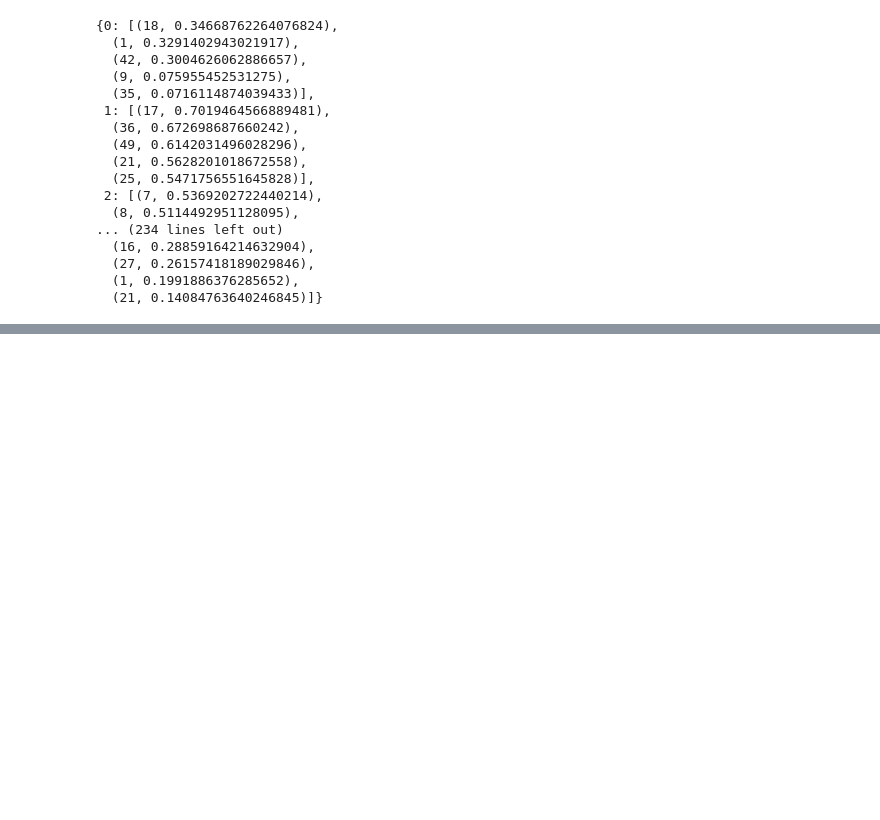
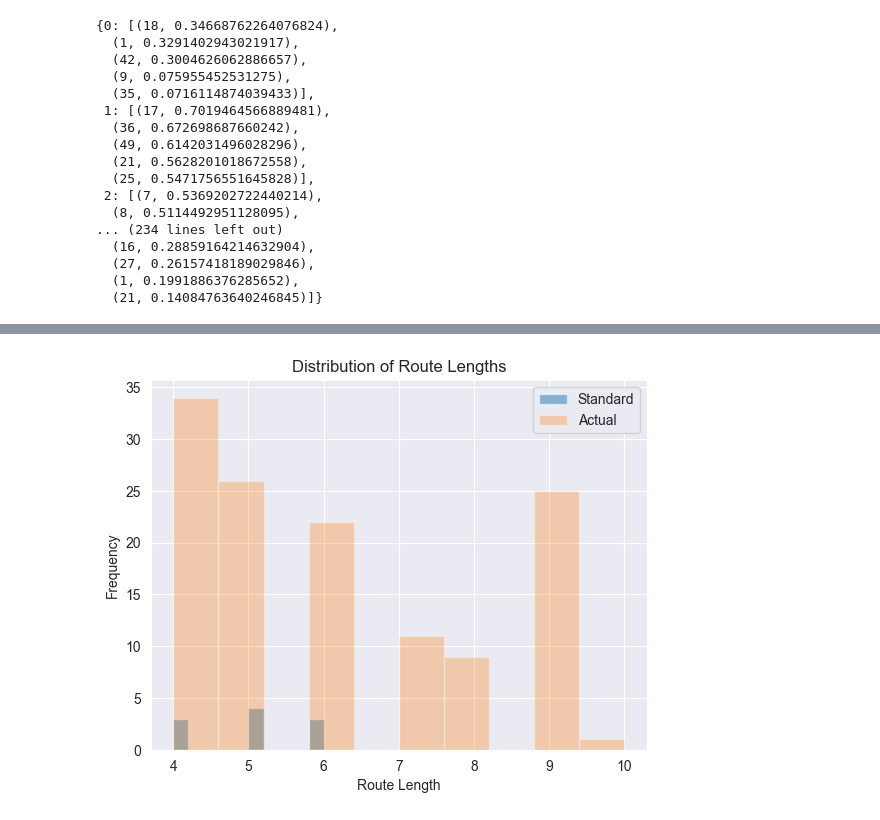
Before and after one commit to adnanit035/identifying-compensation-for-vaguely-followed-trips, a Jupyter notebook: experiments-2.ipynb, the cells around one changed output, grey strips where cells are left out. Cells and saved outputs as stored; diff of their text form; code cells hidden in the pictures; blank space fills up the shorter version.

Commit message:
fix: modified data generation

```diff
--- a/experiments-2.ipynb
+++ b/experiments-2.ipynb
@@ -768,0 +887,4 @@ driver_max_routes
+# %%
+# Exploratory Data Analysis:
+standard_routes_df['route_length'] = standard_routes_df['route'].apply(len)
+actual_routes_df['route_length'] = actual_routes_df['route'].apply(len)
@@ -768,0 +919,12 @@ driver_max_routes
+# %%
+import matplotlib.pyplot as plt
+
+plt.hist(standard_routes_df['route_length'], alpha=0.5, label='Standard')
+plt.hist(actual_routes_df['route_length'], alpha=0.3, label='Actual')
+plt.legend()
+plt.title('Distribution of Route Lengths')
+plt.xlabel('Route Length')
+plt.ylabel('Frequency')
+plt.show()
+# %% [output]
+[figure, added]
```
Also changed, not shown: parts of 32 cells of this notebook, 6 other files.
